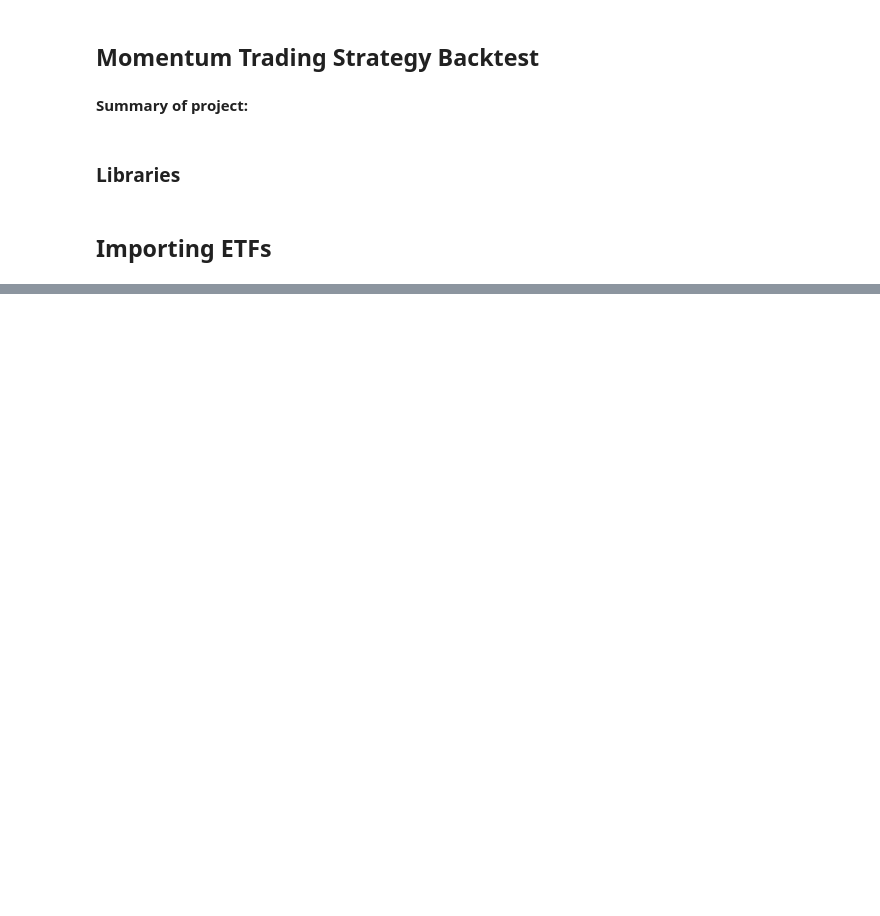
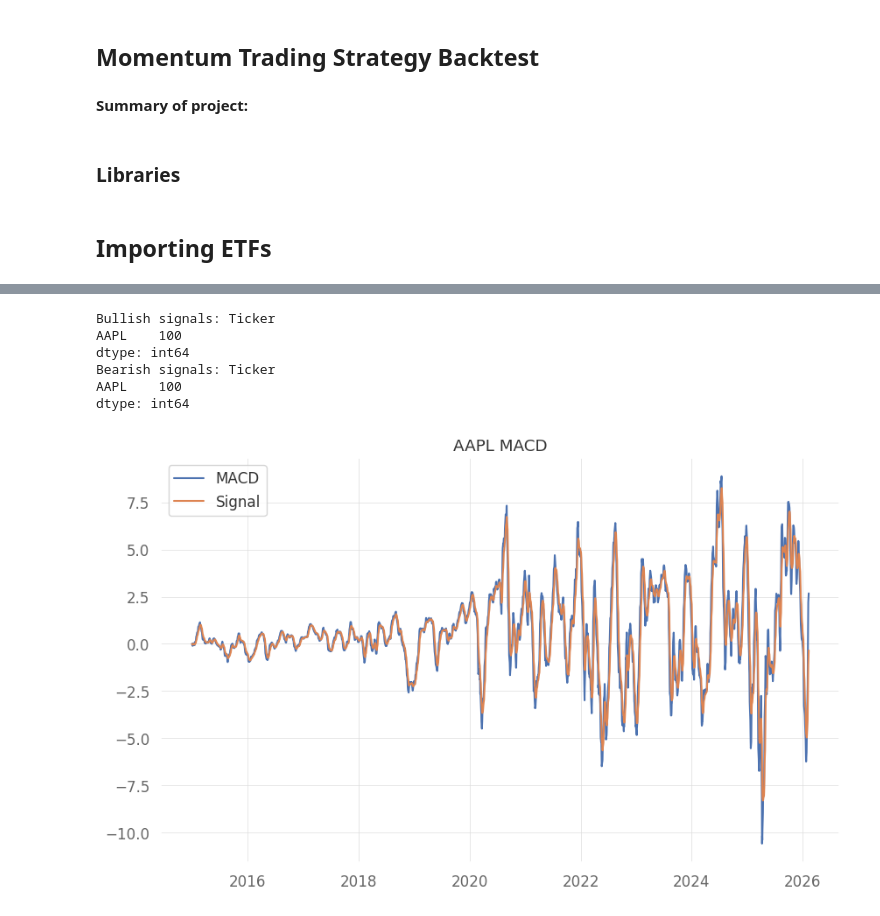
Before and after one commit to sivapira/Momentum_Trading_Project_FM, a Jupyter notebook: FM_project.ipynb, the cells around one changed output, grey strips where cells are left out. Drawn from its saved outputs; the diff is of its cells as text; code cells hidden in the pictures; blank space fills up the shorter version.

```diff
--- a/FM_project.ipynb
+++ b/FM_project.ipynb
@@ -66,0 +76,38 @@ Date
+# %%
+# 1) Compute fast EMA and slow EMA respectively
+ema12 = prices.ewm(span = 12, adjust = False).mean() #ewm is the exponential weithed view of the price series
+ema26 = prices.ewm(span = 26, adjust = False).mean()
+
+# 2) MACD line
+macd = ema12 - ema26
+
+#3) Signal line (9 day EMA of the MACD line)
+signal = macd.ewm(span = 9, adjust = False).mean()
+
+#4) Histogram
+histogram = macd - signal
+
+#5) Basic trading signals
+bullish_cross = (macd > signal) & (macd.shift(1) <= signal.shift(1))
+bearish_cross = (macd < signal) & (macd.shift(1) >= signal.shift(1))
+
+print("Bullish signals:", bullish_cross.sum())
+print("Bearish signals:", bearish_cross.sum())
+# %% [output]
+Bullish signals: Ticker
+AAPL    100
+dtype: int64
+Bearish signals: Ticker
+AAPL    100
+dtype: int64
+# %%
+import matplotlib.pyplot as plt
+
+plt.figure()
+plt.plot(macd, label="MACD")
+plt.plot(signal, label="Signal")
+plt.legend()
+plt.title("AAPL MACD")
+plt.show()
+# %% [output]
+[figure, added]
```
Also changed, not shown: parts of 15 cells of this notebook.
